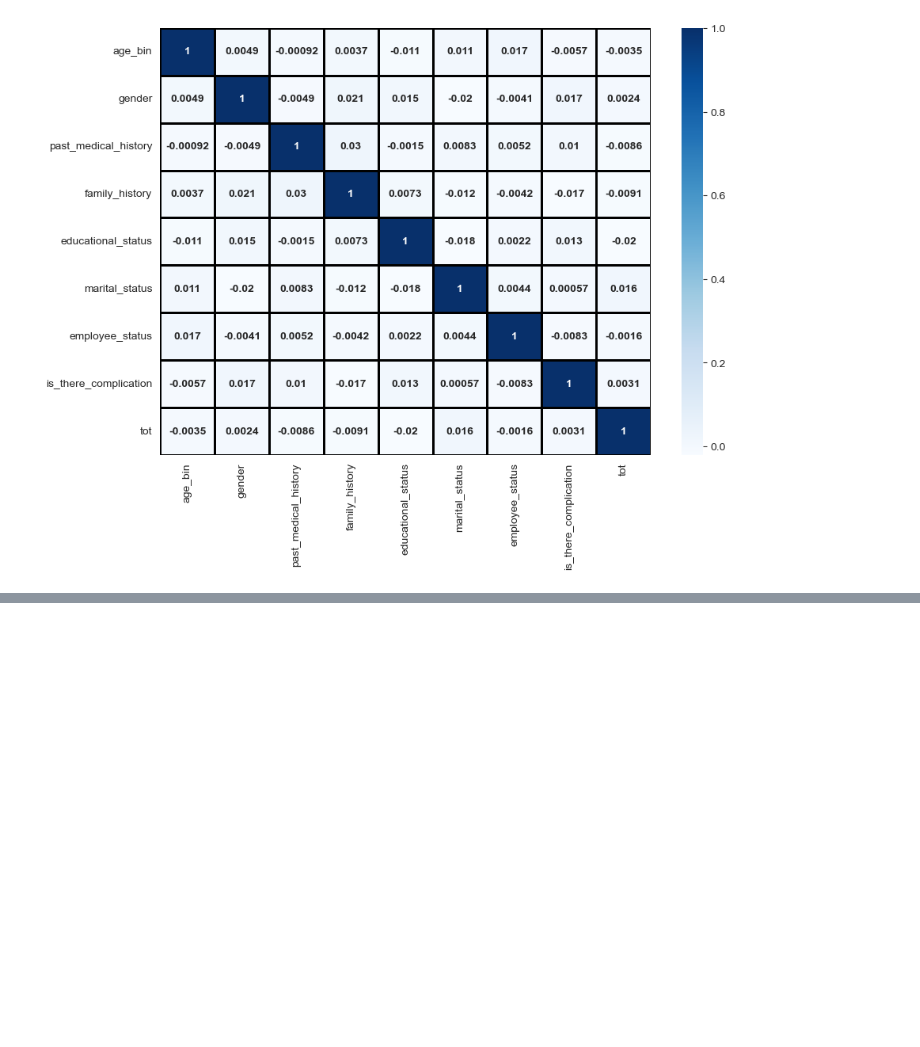
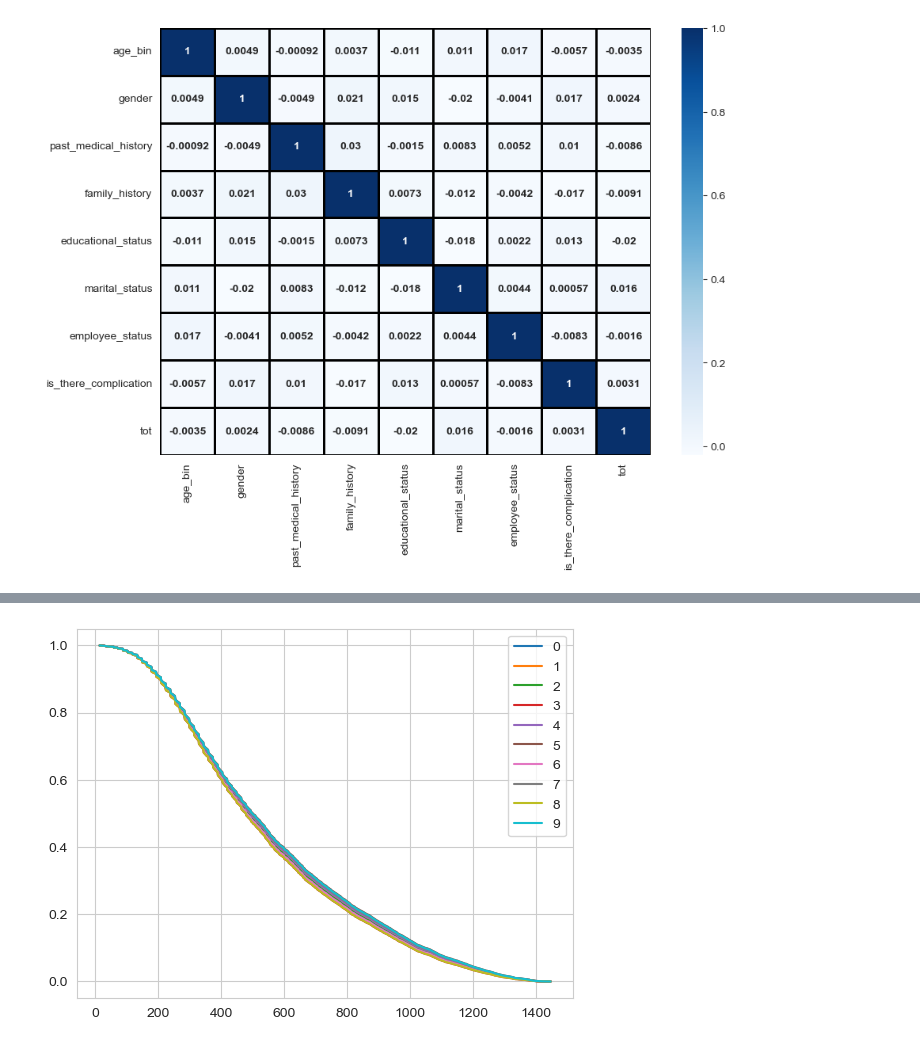
Before and after one commit to nicksv03/Survival_Analysis_BYOP, a Jupyter notebook: survival_analysis.ipynb, the cells around one changed output, grey strips where cells are left out. Drawn from its saved outputs; the diff is of its cells as text; code cells hidden in the pictures; blank space fills up the shorter version.

```diff
--- a/survival_analysis.ipynb
+++ b/survival_analysis.ipynb
@@ -987,0 +1020,7 @@ plt.show()
+# %%
+# Plot Survival Function for Individual Patients
+d_data = data.iloc[0:10, :]
+cph.predict_survival_function(d_data).plot()
+plt.show()
+# %% [output]
+[figure, added]
```
Also changed, not shown: parts of 8 cells of this notebook.
